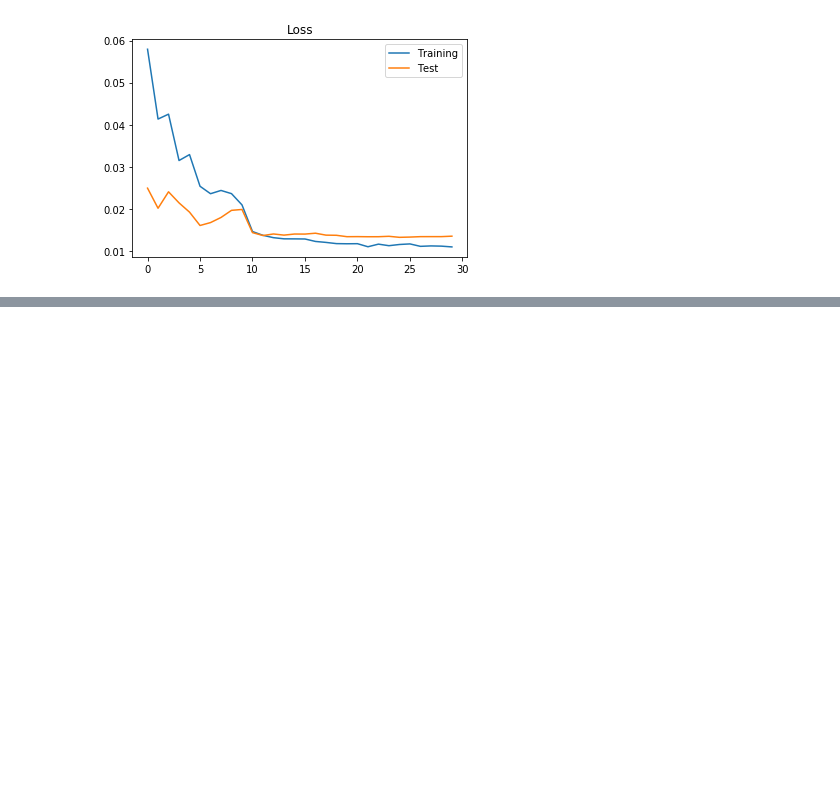
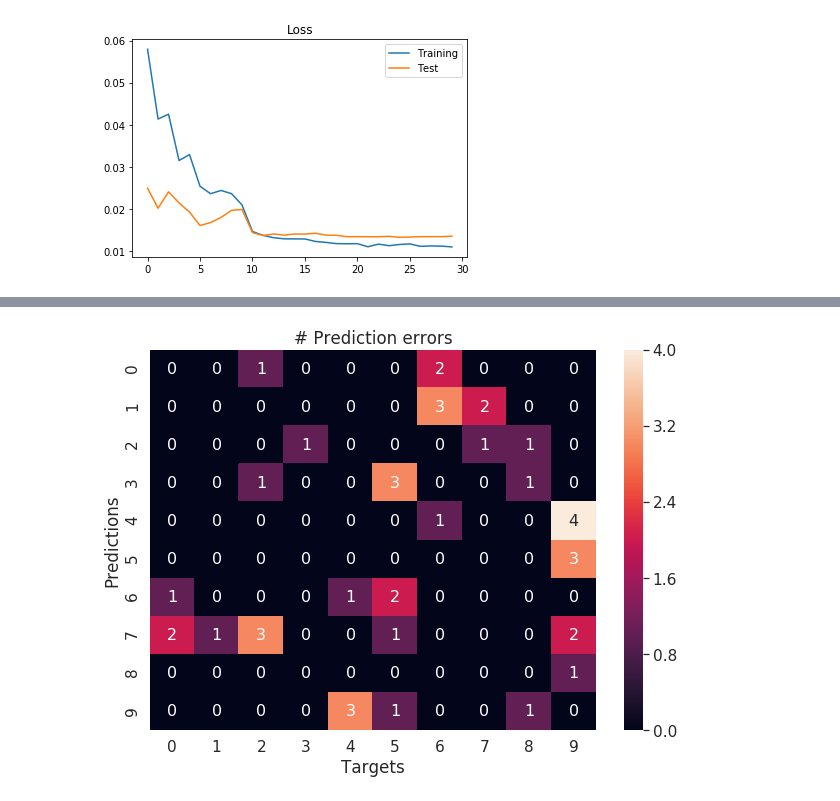
Before and after one commit to dettmar/machine-learning, a Jupyter notebook: MNIST_Pytorch.ipynb, the cells around one changed output, grey strips where cells are left out. Drawn from its saved outputs; the diff is of its cells as text; code cells hidden in the pictures; blank space fills up the shorter version.

Commit message:
Added confusion matrix

```diff
--- a/MNIST_Pytorch.ipynb
+++ b/MNIST_Pytorch.ipynb
@@ -174,0 +189,9 @@ model.
+# %%
+plt.figure(figsize = (10,7))
+sn.heatmap(confusion_matrix(preds, targets), annot=True, annot_kws={"size": 16})
+plt.xlabel("Targets")
+plt.ylabel("Predictions")
+plt.title("# Prediction errors")
+plt.show()
+# %% [output]
+[figure, added]
```
Also changed, not shown: parts of 9 cells of this notebook.
